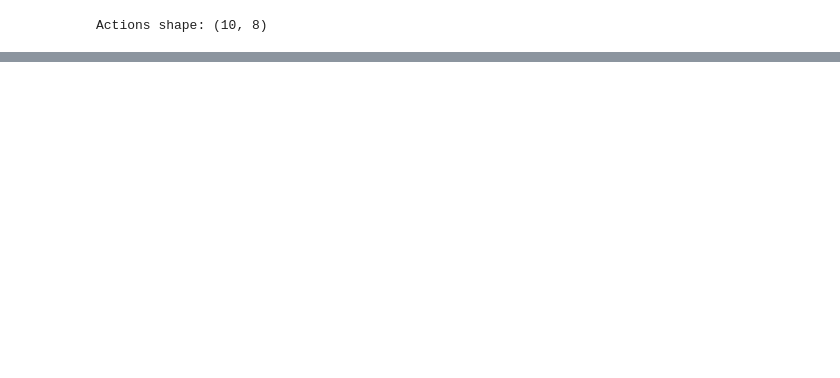
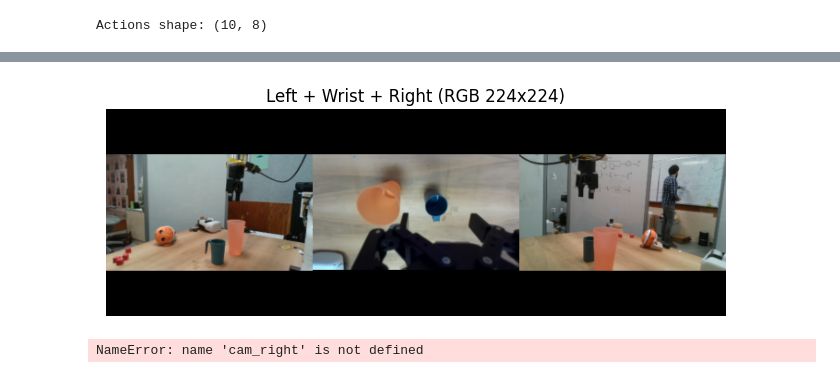
Before and after one commit to morning-star-7/openpi, a Jupyter notebook: examples/pi_inference_mpk.ipynb, the cells around one changed output, grey strips where cells are left out. Drawn from its saved outputs; the diff is of its cells as text; code cells hidden in the pictures; blank space fills up the shorter version.

```diff
--- a/examples/pi_inference_mpk.ipynb
+++ b/examples/pi_inference_mpk.ipynb
@@ -101,7 +64,7 @@ import matplotlib.pyplot as plt
 
 
 class RealSenseCamera:
-    def __init__(self, serial_number, width=640, height=480, fps=30):
+    def __init__(self, serial_number, width=320, height=180, fps=30):
         self.serial = serial_number
         self.pipeline = rs.pipeline()
         self.config = rs.config()
@@ -120,10 +83,32 @@ class RealSenseCamera:
 
         bgr = np.asanyarray(color_frame.get_data())
         rgb = cv2.cvtColor(bgr, cv2.COLOR_BGR2RGB)
+        return rgb
 
+    # def get_image(self):
+    #     frames = self.pipeline.wait_for_frames()
+    #     color_frame = frames.get_color_frame()
+    #     if not color_frame:
+    #         return None
 
+    #     bgr = np.asanyarray(color_frame.get_data())
+    #     rgb = cv2.cvtColor(bgr, cv2.COLOR_BGR2RGB)
 
-        return rgb
+    #     # Center crop to (180, 320) - height=180, width=320
+    #     h, w = rgb.shape[:2]
+    #     target_h, target_w = 180, 320
+
+    #     # Calculate crop coordinates
+    #     start_y = (h - target_h) // 2
+    #     start_x = (w - target_w) // 2
+    #     end_y = start_y + target_h
+    #     end_x = start_x + target_w
+
+    #     # Perform center crop
+    #     rgb_cropped = rgb[start_y:end_y, start_x:end_x]
+
+    #     return rgb_cropped
+
 
     def release(self):
         self.pipeline.stop()
@@ -138,5 +123,5 @@ serial_right = "838212074411"
 
 # # initialize cameras
 cam_left = RealSenseCamera(serial_left)
-cam_wrist = RealSenseCamera(serial_wrist)
+# cam_wrist = RealSenseCamera(serial_wrist)
 cam_right = RealSenseCamera(serial_right)
@@ -143,33 +201,42 @@ cam_right = RealSenseCamera(serial_right)
 # %%
 
 # img_left = cam_left.get_image()
 # img_wrist = cam_wrist.get_image()
 from openpi_client import image_tools
 
 img_left = image_tools.resize_with_pad(
                         cam_left.get_image(), 224, 224
                     )
+# img_wrist = image_tools.resize_with_pad(
+#                         cam_wrist.get_image(), 224, 224
+#                     )
+
 img_wrist = image_tools.resize_with_pad(
-                        cam_wrist.get_image(), 224, 224
+                        zed_cam.get_image(), 224, 224
                     )
 
 img_right = image_tools.resize_with_pad(
                         cam_right.get_image(), 224, 224
                     )
 
 # combine the two images
 combined = np.hstack((img_left, img_wrist, img_right))  # shape (224, 672, 3)
 
 # display the combined image
 plt.figure(figsize=(8, 4))
 plt.imshow(combined)
 plt.title("Left + Wrist + Right (RGB 224x224)")
 plt.axis('off')
 plt.show()
+# %% [output]
+[figure, added]
 # %%
 cam_left.release()
-cam_wrist.release()
+# cam_wrist.release()
 cam_right.release()
+zed_cam.release()
+# %% [output]
+NameError: name 'cam_right' is not defined
 # %%
 # vla_policy_client
 import Pyro5.api
```
Also changed, not shown: parts of 9 cells of this notebook, 1 other file.
